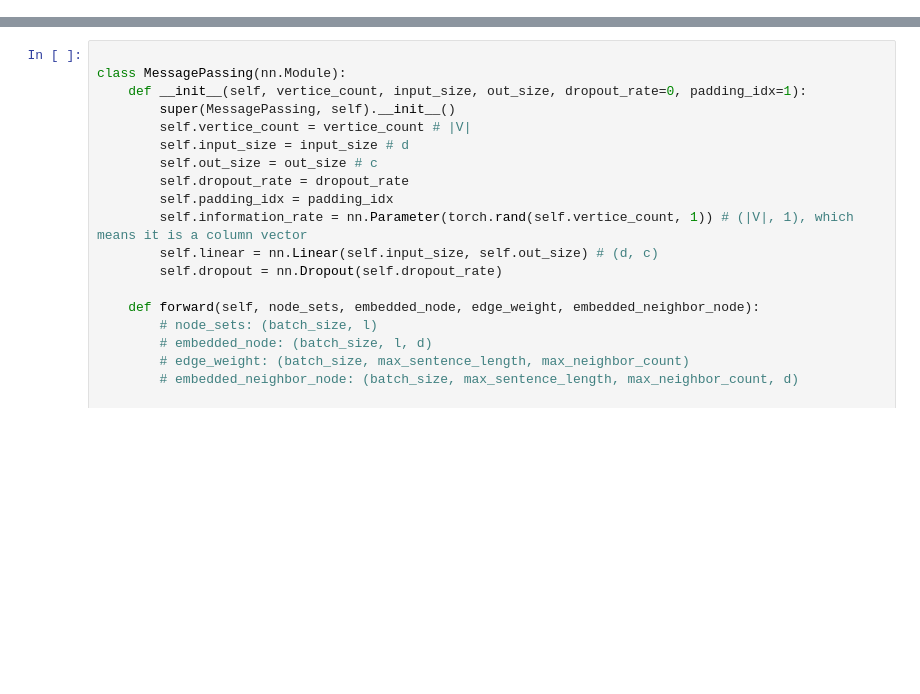
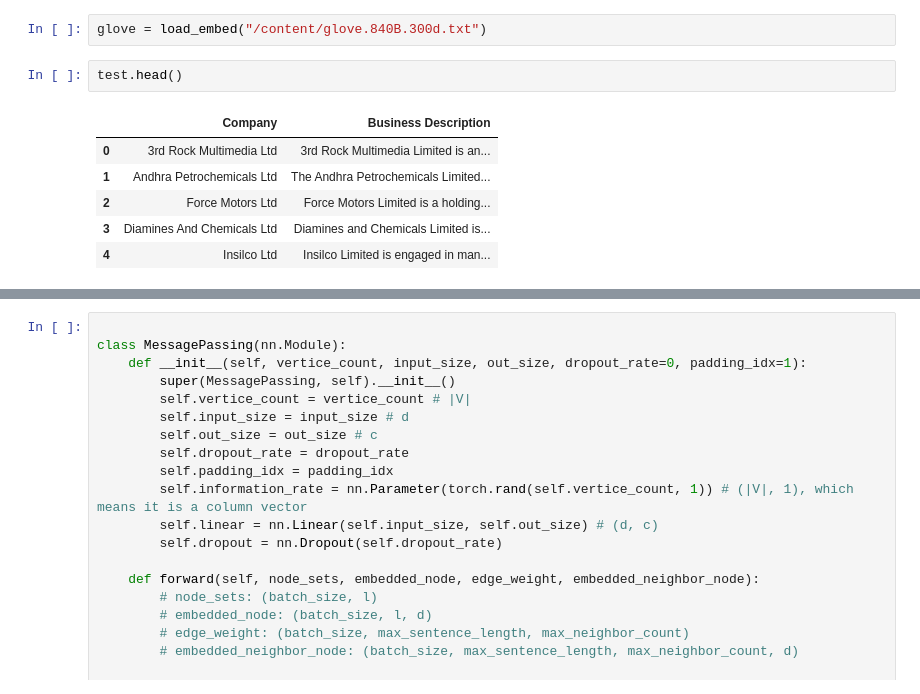
Before and after one commit to AmbiTyga/73String, a Jupyter notebook: Data Preprocessing.ipynb, the cells around one changed output, grey strips where cells are left out. Drawn from its saved outputs; the diff is of its cells as text; blank space fills up the shorter version.

```diff
--- a/Data Preprocessing.ipynb
+++ b/Data Preprocessing.ipynb
@@ -13,0 +209,11 @@ import argparse
+# %%
+glove = load_embed("/content/glove.840B.300d.txt")
+# %%
+test.head()
+# %% [output]
+|  | Company | Business Description |
+| 0 | 3rd Rock Multimedia Ltd | 3rd Rock Multimedia Limited is an... |
+| 1 | Andhra Petrochemicals Ltd | The Andhra Petrochemicals Limited... |
+| 2 | Force Motors Ltd | Force Motors Limited is a holding... |
+| 3 | Diamines And Chemicals Ltd | Diamines and Chemicals Limited is... |
+| 4 | Insilco Ltd | Insilco Limited is engaged in man... |
```
Also changed, not shown: parts of 40 cells of this notebook.
